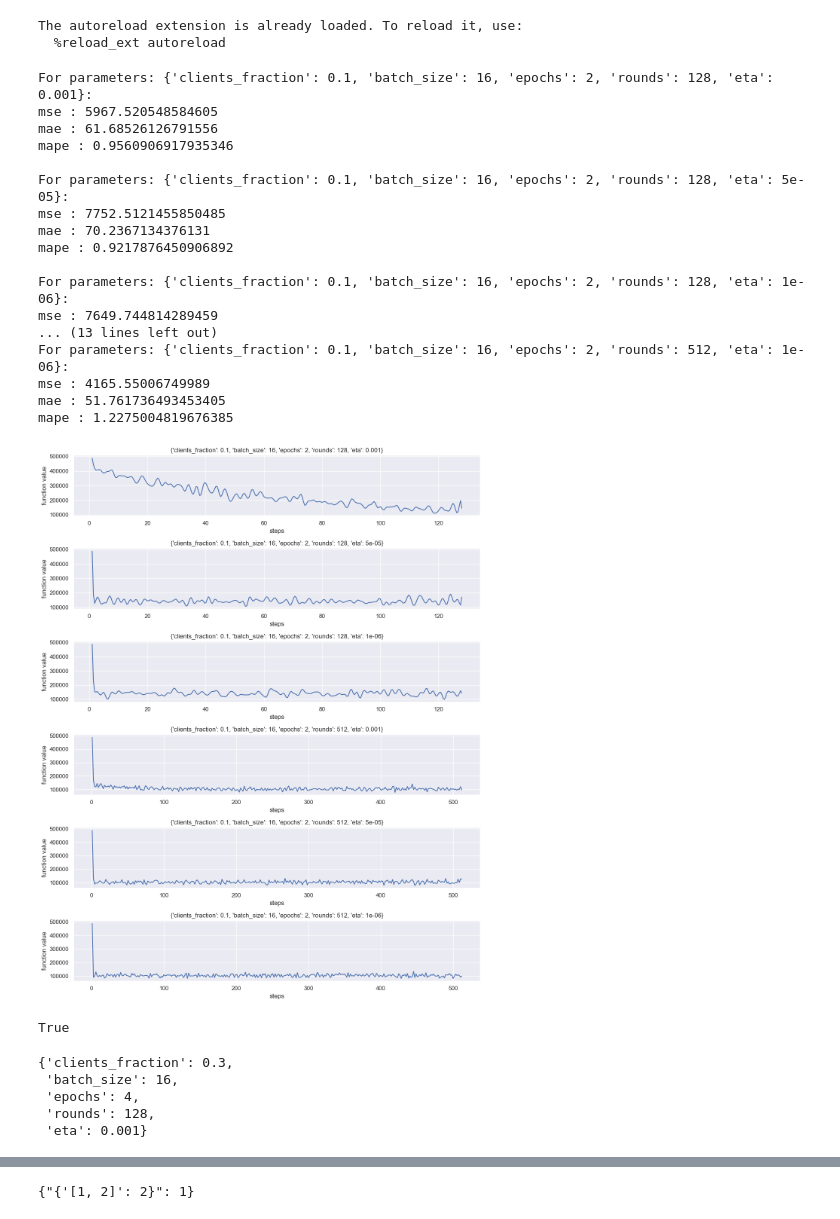
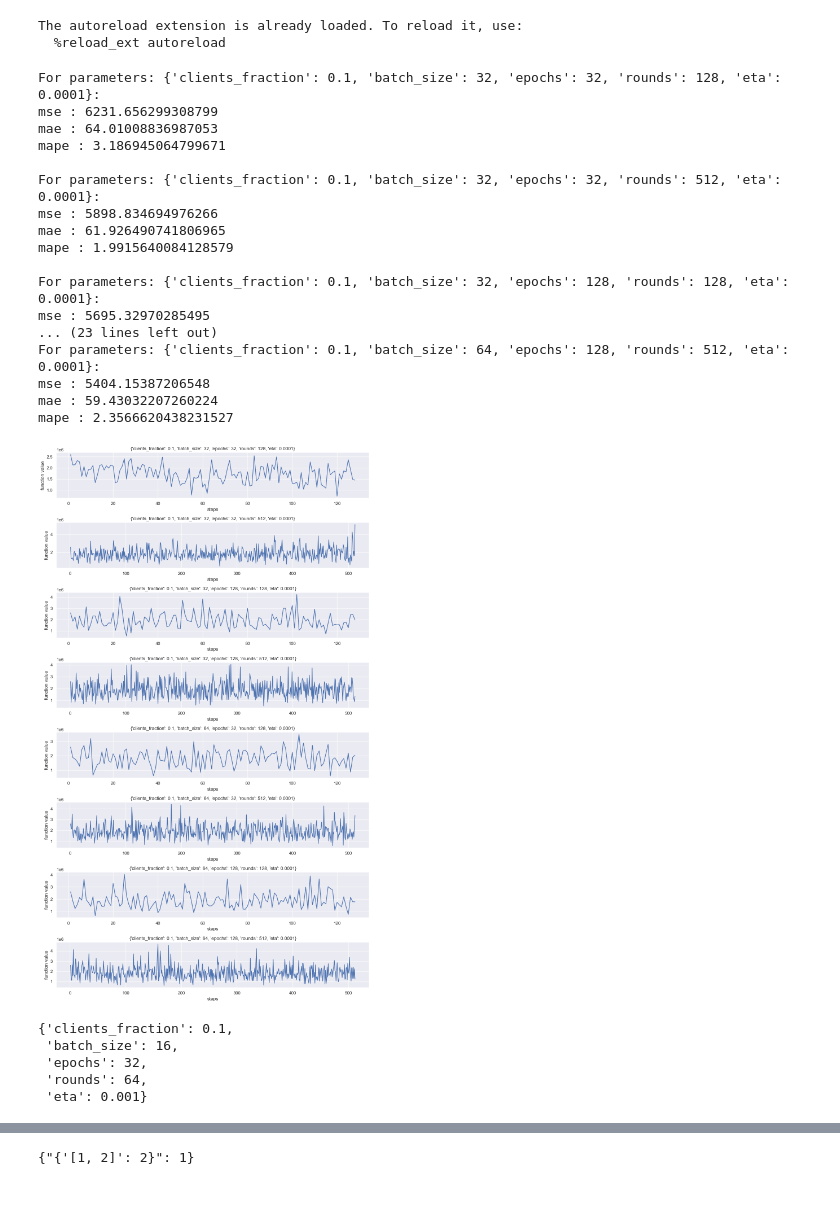
Before and after one commit to locllos/felere, a Jupyter notebook: source/playground.ipynb, the cells around one changed output, grey strips where cells are left out. Drawn from its saved outputs; the diff is of its cells as text; code cells hidden in the pictures.

```diff
--- a/source/playground.ipynb
+++ b/source/playground.ipynb
@@ -42,7 +35,7 @@ def draw_linear(
   plt.legend()
 # %%
 n_samples = 1024 * 4
-n_features = 4
+n_features = 1
 n_targets = 1
 # %%
 bias_actual = 32.
@@ -72,7 +67,7 @@ X_train, X_test, y_train, y_test = train_test_split(
   X, Y, test_size=0.2, random_state=42
 )
 # %%
-n_clients = 150
+n_clients = 50
 # %%
 %load_ext autoreload
 %autoreload
@@ -85,73 +81,68 @@ from optimization.federative.fedavg import FederatedAveraging, BaseFederatedOpti
 # %%
 from common.function import MSERidgeLinear, MSELassoLinear
 # %%
-distributor = UniformDataDistributor(
+distributor = HomogenousDataDistributorComplex(
   X=X_train,
   y=y_train,
-  n_parts=n_clients
+  n_parts=n_clients,
+  iid_fraction=0.3
 )
+mse = MSERidgeLinear(n_features=n_features)
+avg = FederatedAveraging(mse, distributor)
 # %%
 from common.pipeline import Pipeline
 # %%
-mse = MSERidgeLinear(n_features=n_features)
-avg = FederatedAveraging(mse, distributor)
-
 parameters = {
   "clients_fraction": [0.1],
-  "batch_size": [16],
-  "epochs": [2],
+  "batch_size": [32, 64],
+  "epochs": [32, 128],
   "rounds": [128, 512],
-  "eta": [1e-3, 0.5e-4, 1e-6],
+  "eta": [1e-4],
 }
 metrics = {
   "mse" : mean_squared_error,
   "mae" : mean_absolute_error,
   "mape" : mean_absolute_percentage_error
 }
 
 pipeline = Pipeline(
   optimizer=avg,
   parameters=parameters,
   metrics=metrics,
   X_val=X_test,
   y_val=y_test
 )
 
 best, best_params = pipeline.run(
   choose_best_by="mae",
-  show_history="smooth"
+  show_history=True
 )
 # %% [output]
-For parameters: {'clients_fraction': 0.1, 'batch_size': 16, 'epochs': 2, 'rounds': 128, 'eta': 0.001}:
-mse : 5967.520548584605
-mae : 61.68526126791556
-mape : 0.9560906917935346
+For parameters: {'clients_fraction': 0.1, 'batch_size': 32, 'epochs': 32, 'rounds': 128, 'eta': 0.0001}:
+mse : 6231.656299308799
+mae : 64.01008836987053
+mape : 3.186945064799671
 
-For parameters: {'clients_fraction': 0.1, 'batch_size': 16, 'epochs': 2, 'rounds': 128, 'eta': 5e-05}:
-mse : 7752.5121455850485
-mae : 70.2367134376131
-mape : 0.9217876450906892
+For parameters: {'clients_fraction': 0.1, 'batch_size': 32, 'epochs': 32, 'rounds': 512, 'eta': 0.0001}:
+mse : 5898.834694976266
+mae : 61.926490741806965
+mape : 1.9915640084128579
 
-For parameters: {'clients_fraction': 0.1, 'batch_size': 16, 'epochs': 2, 'rounds': 128, 'eta': 1e-06}:
-mse : 7649.744814289459
-... (13 lines left out)
-For parameters: {'clients_fraction': 0.1, 'batch_size': 16, 'epochs': 2, 'rounds': 512, 'eta': 1e-06}:
-mse : 4165.55006749989
-mae : 51.761736493453405
-mape : 1.2275004819676385
+For parameters: {'clients_fraction': 0.1, 'batch_size': 32, 'epochs': 128, 'rounds': 128, 'eta': 0.0001}:
+mse : 5695.32970285495
+... (23 lines left out)
+For parameters: {'clients_fraction': 0.1, 'batch_size': 64, 'epochs': 128, 'rounds': 512, 'eta': 0.0001}:
+mse : 5404.15387206548
+mae : 59.43032207260224
+mape : 2.3566620438231527
-[figure, old version]
+[figure, new version]
-# %%
-string = "hello"
-type(string) is str
-# %% [output]
-True
 # %%
 best_params
 # %% [output]
-{'clients_fraction': 0.3,
+{'clients_fraction': 0.1,
  'batch_size': 16,
- 'epochs': 4,
- 'rounds': 128,
+ 'epochs': 32,
+ 'rounds': 64,
  'eta': 0.001}
 # %%
 if n_features == 1 and n_targets == 1:
```
Also changed, not shown: parts of 32 cells of this notebook, 3 other files.
